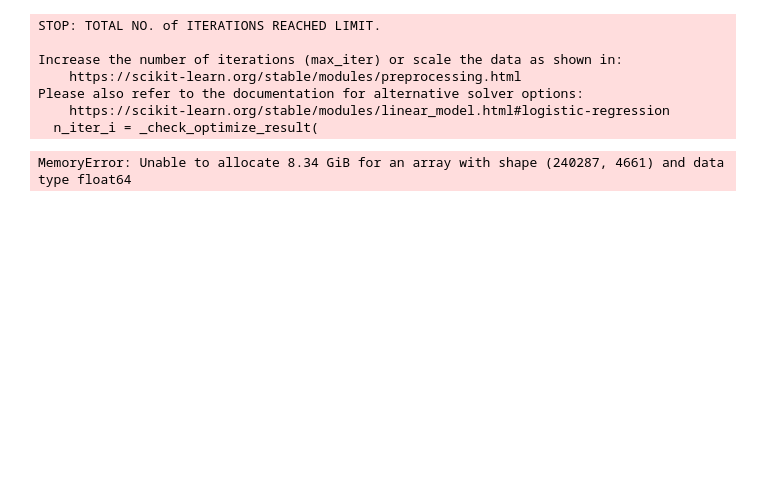
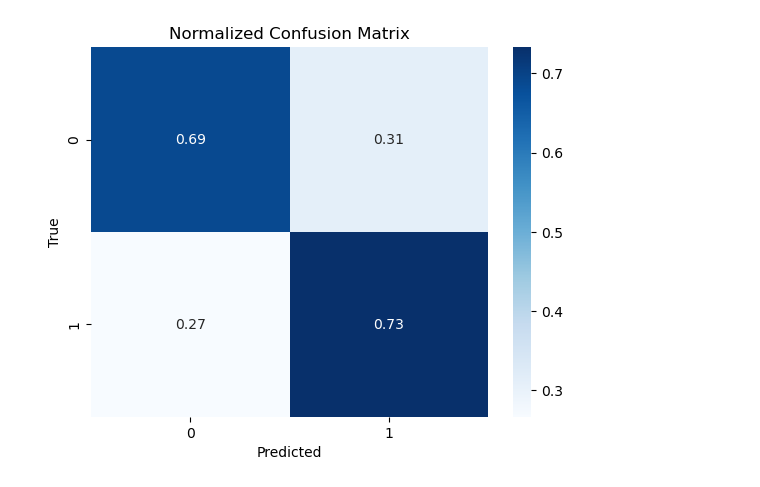
Before and after one commit to michialm/NLPClassifier, a Jupyter notebook: NLP Classifier Preprocessing and Modeling.ipynb, the cells around one changed output. Drawn from its saved outputs; the diff is of its cells as text; code cells hidden in the pictures; blank space fills up the shorter version.

```diff
--- a/NLP Classifier Preprocessing and Modeling.ipynb
+++ b/NLP Classifier Preprocessing and Modeling.ipynb
@@ -32,7 +32,7 @@ Data columns (total 8 columns):
 dtypes: int64(1), object(7)
 memory usage: 18.3+ MB
 # %%
-tfidf = TfidfVectorizer(sublinear_tf=True, min_df=650, ngram_range=(1,1), stop_words='english')
+tfidf = TfidfVectorizer(sublinear_tf=True, min_df=1000, ngram_range=(1,1), stop_words='english')
 features = tfidf.fit_transform(Titles['Annotation Text']).toarray()
 labels = Titles.Category
 features.shape
@@ -122,26 +81,0 @@ LinearSVC accuracy: 71.87%
-# %%
-from sklearn.model_selection import cross_val_score
-
-# Perform cross-validation for the Logistic Regression model
-CV = 5
-accuracies = cross_val_score(log_reg_classifier, features, labels, scoring='accuracy', cv=CV)
-
-# Reshape the accuracies to a 2D array for heatmap plotting
-accuracy_matrix = np.reshape(accuracies, (CV, 1))
-
-# Create the heatmap
-plt.figure(figsize=(6, 4))
-sns.heatmap(accuracy_matrix, annot=True, cmap='viridis', fmt='.3f', cbar=True)
-plt.title('Cross-Validated Accuracy for Logistic Regression')
-plt.xlabel('Fold')
-plt.ylabel('Model')
-plt.show()
-# %% [output]
-STOP: TOTAL NO. of ITERATIONS REACHED LIMIT.
-
-Increase the number of iterations (max_iter) or scale the data as shown in:
-    https://scikit-learn.org/stable/modules/preprocessing.html
-Please also refer to the documentation for alternative solver options:
-    https://scikit-learn.org/stable/modules/linear_model.html#logistic-regression
-  n_iter_i = _check_optimize_result(
-MemoryError: Unable to allocate 8.34 GiB for an array with shape (240287, 4661) and data type float64
@@ -147,0 +106,15 @@ MemoryError: Unable to allocate 8.34 GiB for an array with shape (240287, 4661)
+# %%
+# Create a confusion matrix
+cm = confusion_matrix(y_test, y_pred_log_reg)
+
+# Normalize the confusion matrix
+cm_normalized = cm.astype('float') / cm.sum(axis=1)[:, np.newaxis]
+
+# Plot the confusion matrix as a heatmap
+sns.heatmap(cm_normalized, annot=True, cmap='Blues')
+plt.xlabel('Predicted')
+plt.ylabel('True')
+plt.title('Normalized Confusion Matrix')
+plt.show()
+# %% [output]
+[figure, added]
```
Also changed, not shown: parts of 7 cells of this notebook.
